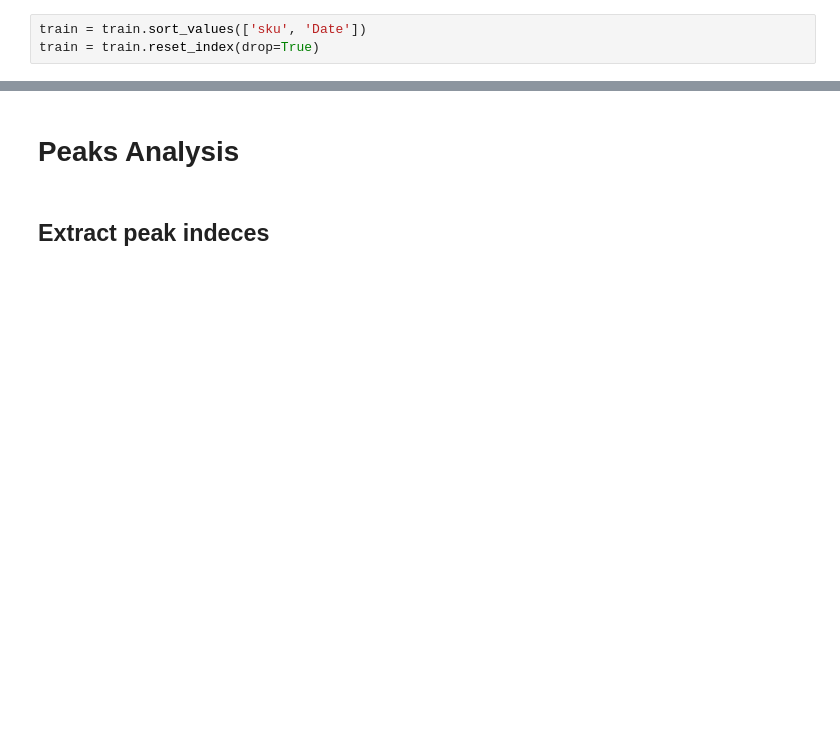
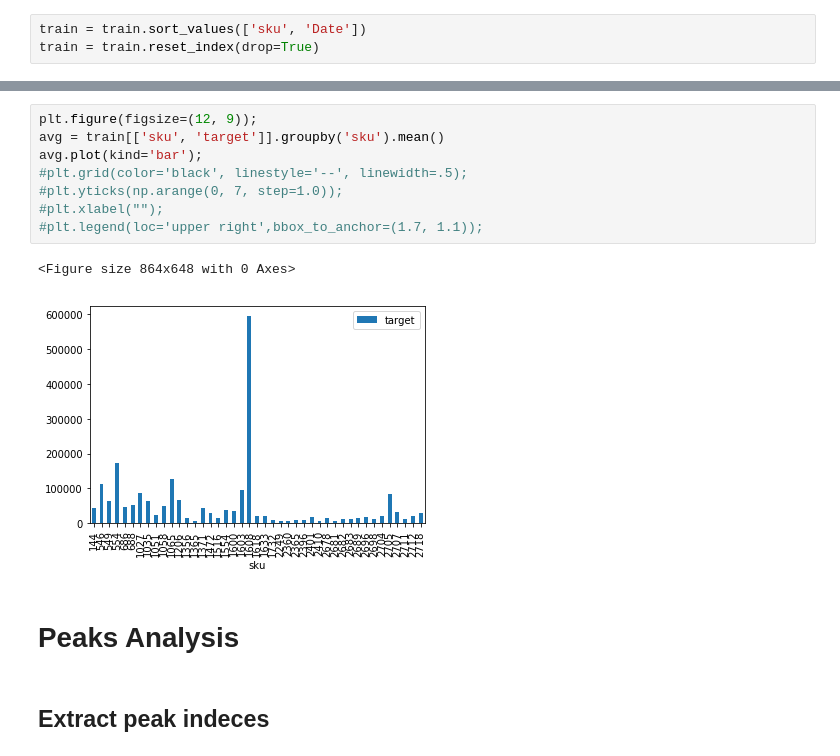
Before and after one commit to tommasofioravanti/DMTMCourseProject, a Jupyter notebook: notebooks/First-Analysis.ipynb, the cells around one changed output, grey strips where cells are left out. Saved outputs shown, nothing was run; the diff lists cells and outputs as text; blank space fills up the shorter version.

```diff
--- a/notebooks/First-Analysis.ipynb
+++ b/notebooks/First-Analysis.ipynb
@@ -109,3 +136,14 @@ train = train.reset_index(drop=True)
+# %%
+plt.figure(figsize=(12, 9));
+avg = train[['sku', 'target']].groupby('sku').mean()
+avg.plot(kind='bar');
+#plt.grid(color='black', linestyle='--', linewidth=.5);
+#plt.yticks(np.arange(0, 7, step=1.0));
+#plt.xlabel("");
+#plt.legend(loc='upper right',bbox_to_anchor=(1.7, 1.1));
+# %% [output]
+<Figure size 864x648 with 0 Axes>
+[figure, added]
 # %% [markdown]
 # Peaks Analysis
 # %% [markdown]
```
Also changed, not shown: parts of 39 cells of this notebook.
